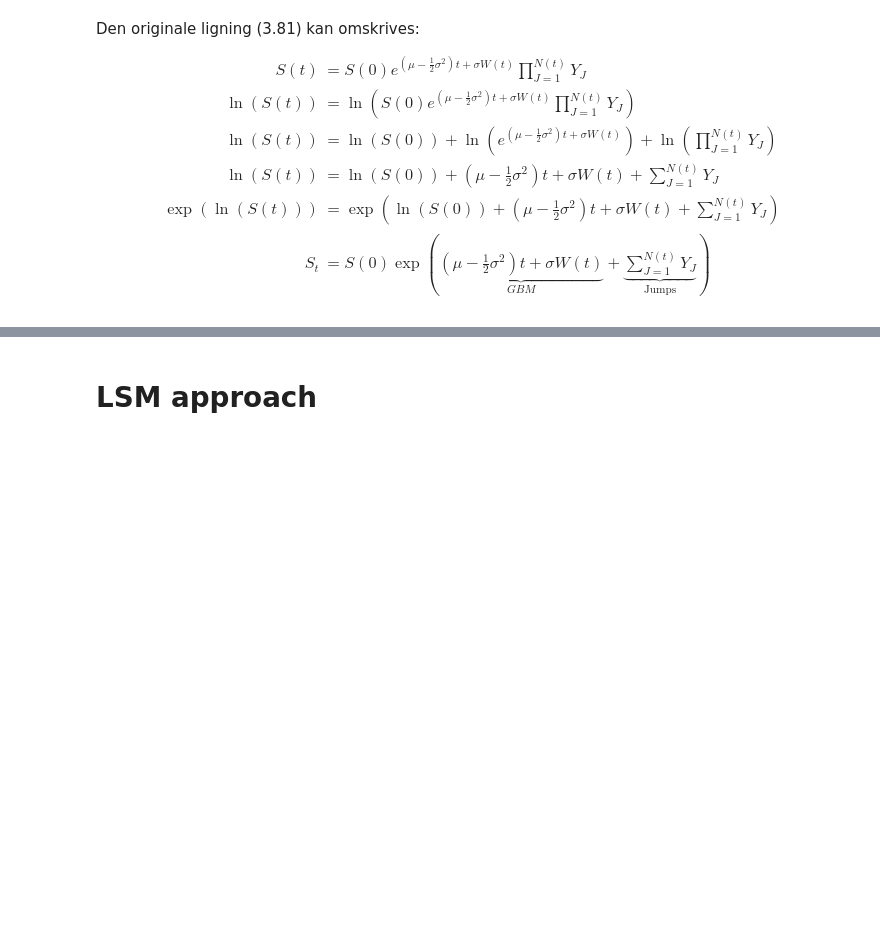
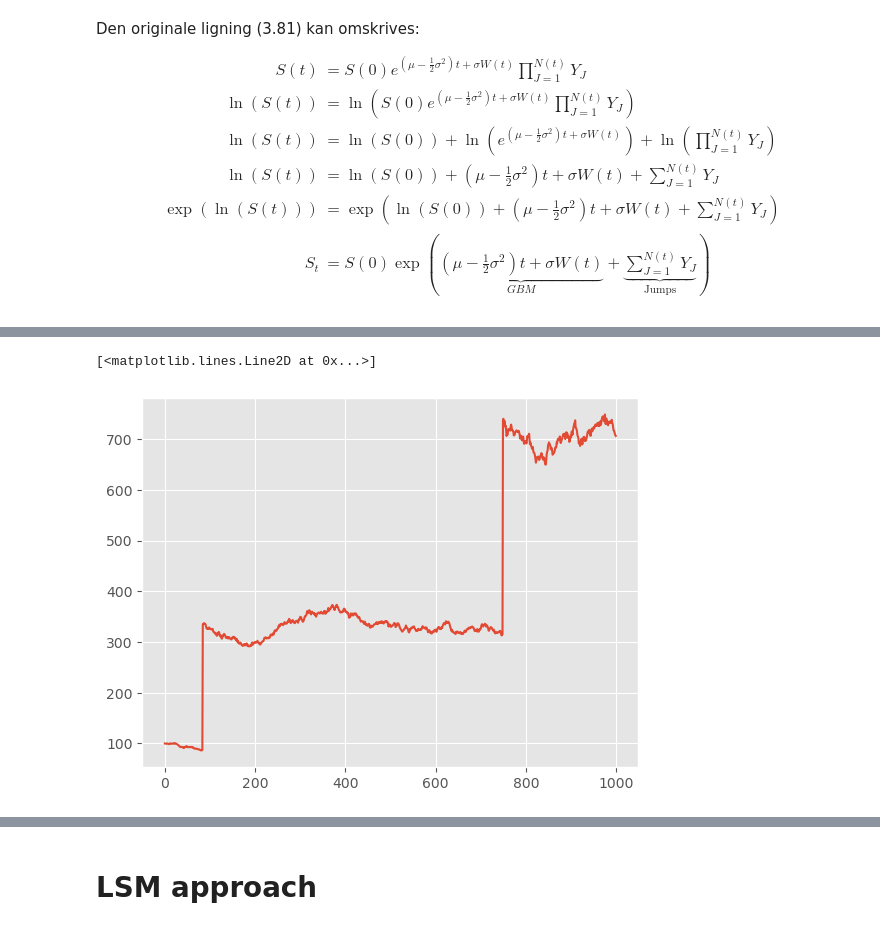
Before and after one commit to lxg969/Monte-Carlo-Seminar1, a Jupyter notebook: idk.ipynb, the cells around one changed output, grey strips where cells are left out. Drawn from its saved outputs; the diff is of its cells as text; code cells hidden in the pictures; blank space fills up the shorter version.

```diff
--- a/idk.ipynb
+++ b/idk.ipynb
@@ -13,0 +146,43 @@ S\left(t\right)&=S\left(0\right)e^{\left(\mu-\frac{1}{2}\sigma^{2}\right)t+\sigm
+# %%
+import numpy as np
+
+def merton_jump_paths(S0, T, mu, sigma, lam, Y_mean, Y_std, I, x):
+    np.random.seed(1000)
+
+    # Initialize log-price and price matrices
+    X = np.zeros((x, I))
+    S = np.zeros((x, I))
+
+    X[:, 0] = np.log(S0)
+    S[:, 0] = S0
+    dt = T / I
+
+    for i in range(1, I):
+        Z = np.random.standard_normal(x) # x standard normals
+        N = np.random.poisson(lam * dt, x) # x poisson values
+
+        # Calculate cumulative sum of log-jump sizes for each path
+        M = np.asarray([np.sum(np.log(np.exp(np.random.normal(Y_mean, Y_std, n)))) if n > 0 else 0 for n in N])
+
+        X[:, i] = X[:, i-1] + (mu - 0.5 * sigma ** 2) * dt + sigma * np.sqrt(dt) * Z + M
+        S[:, i] = np.exp(X[:, i])
+
+    return S
+
+# Test
+S0 = 100
+T = 1
+mu = 0.05
+sigma = 0.2
+lam = 1
+Y_mean = 0
+Y_std = 1
+I = 1000
+x = 1  # Number of paths
+
+paths = merton_jump_paths(S0, T, mu, sigma, lam, Y_mean, Y_std, I, x)
+
+plt.plot(paths.T)
+# %% [output]
+[<matplotlib.lines.Line2D at 0x...>]
+[figure, added]
```
Also changed, not shown: parts of 14 cells of this notebook.
